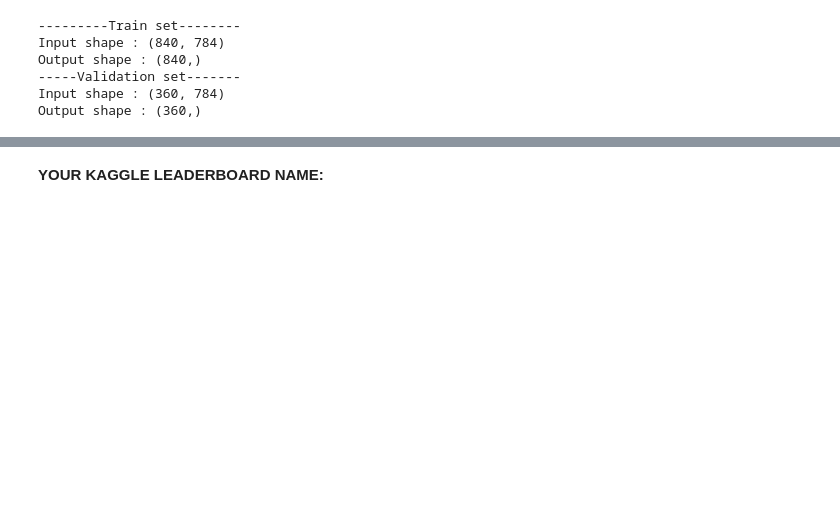
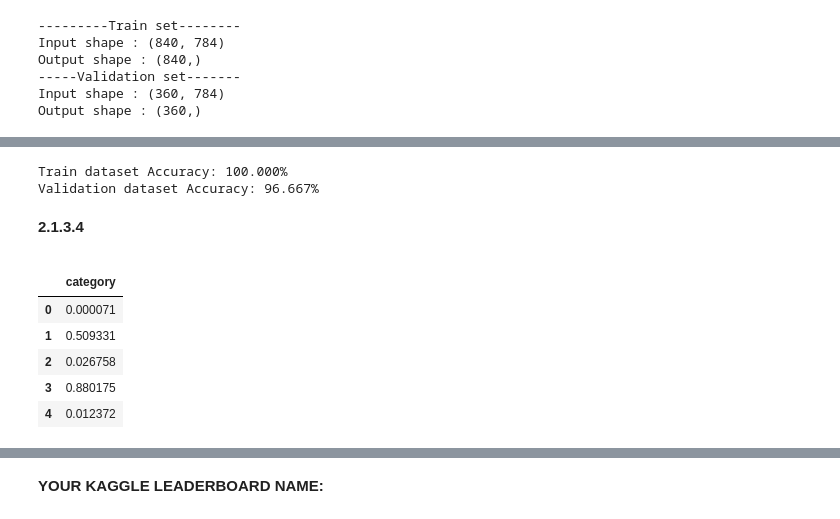
Before and after one commit to Iam-007Swarna/Higgs_boson_ml, a Jupyter notebook: kannada-minst-data-sb35.ipynb, the cells around one changed output, grey strips where cells are left out. Saved outputs shown, nothing was run; the diff lists cells and outputs as text; code cells hidden in the pictures; blank space fills up the shorter version.

Commit message:
Kaggle Notebook | Kannada_MINST_Data_sb35 | Version 12

```diff
--- a/kannada-minst-data-sb35.ipynb
+++ b/kannada-minst-data-sb35.ipynb
@@ -581,0 +530,29 @@ _,val_acc = model_regularized.evaluate(X_val,y_val,batch_size=32)
+# %%
+print(f'Train dataset Accuracy: {train_acc*100:.3f}%')
+print(f'Validation dataset Accuracy: {vald_acc*100:.3f}%')
+# %% [output]
+Train dataset Accuracy: 100.000%
+Validation dataset Accuracy: 96.667%
+# %% [markdown]
+<div class='exercise-r'>
+
+**2.1.3.4**
+
+</div>
+# %%
+#preprocessing
+#scaling
+X_test = test_df/255.0
+# %%
+#predictions
+prediction = model_regularized.predict(X_test)
+predicted_label_df = pd.DataFrame(data=prediction, columns=['category']) #converting to dataframe
+pred_label=predicted_label_df.copy()
+predicted_label_df.head()
+# %% [output]
+|  | category |
+| 0 | 0.000071 |
+| 1 | 0.509331 |
+| 2 | 0.026758 |
+| 3 | 0.880175 |
+| 4 | 0.012372 |
```
Also changed, not shown: parts of 22 cells of this notebook.
